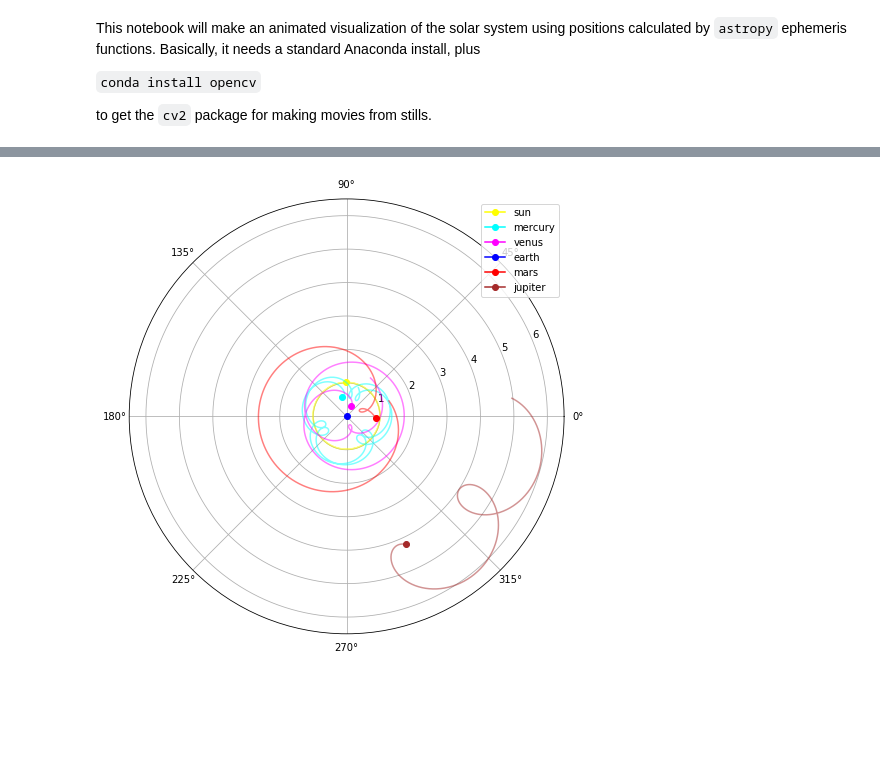
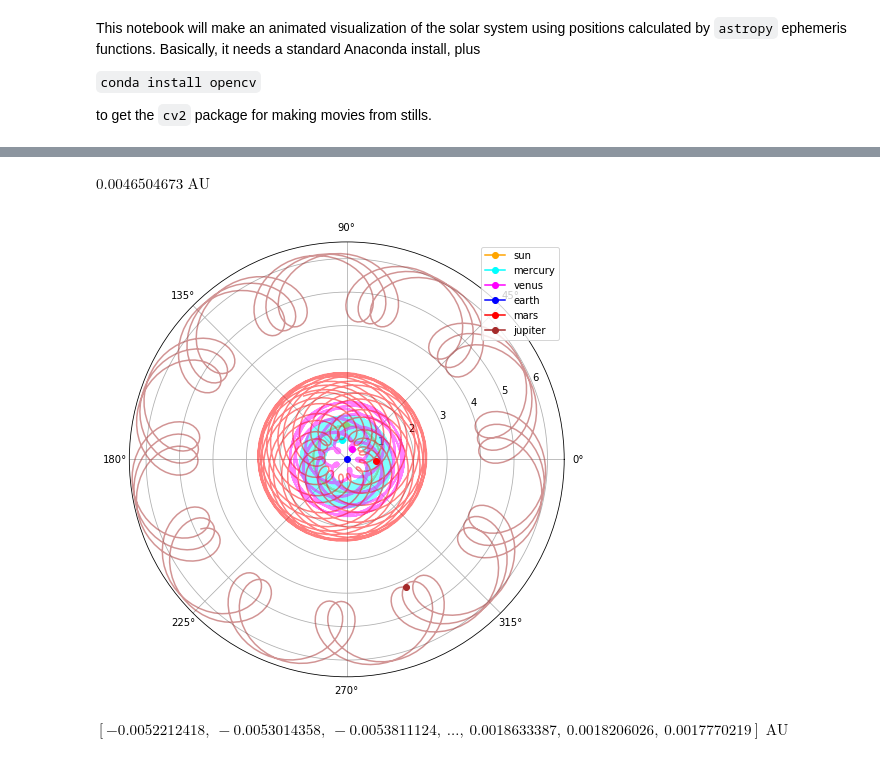
Before and after one commit to jaguirre/ASTR250CourseMaterial, a Jupyter notebook: AModelOfPlanetaryOrbits/Orrery.ipynb, the cells around one changed output, grey strips where cells are left out. Drawn from its saved outputs; the diff is of its cells as text; code cells hidden in the pictures; blank space fills up the shorter version.

```diff
--- a/AModelOfPlanetaryOrbits/Orrery.ipynb
+++ b/AModelOfPlanetaryOrbits/Orrery.ipynb
@@ -18,15 +18,16 @@ sys.path.append('../.')
 from ja import Timer, progress_bar as ProgressBar
 # %%
 # Times
-time_interval = 11 * 365 * u.day  # 11 years
-halfyear = np.arange(182)
-oneyear = np.arange(365)
-twoyear = np.arange(365*2)
+# Total time interval, and the timestep
+time_interval = 33 * 365 * u.day  # 11 years
+dt_approx = 10*u.day
 t0 = Time('2020-06-22 12:00:00')
-dt_approx = 1*u.day
+#
 nsteps = int((time_interval/dt_approx).to(u.dimensionless_unscaled).value)
-time_steps, dt = np.linspace(0,time_interval.value,num=nsteps, retstep=True)
+time_steps, dt = np.linspace(0, time_interval.value,num=nsteps, retstep=True)
 time_steps = time_steps*u.day
 dt = dt*u.day
 times = t0 + time_steps
+# You can compare two time objects, and this allows us to extract smaller time intervals
+#test = times[times < t0 + 365*u.day]
 # %% [output]
@@ -45,7 +46,7 @@ def BodyPolarCoords(body, times):
             'ephem':body_ephem}
 # %%
 body_names = ['moon','sun','mercury','venus','earth','mars','jupiter']
-body_colors = ['green','yellow','cyan','magenta','blue','red','brown']
+body_colors = ['green','orange','cyan','magenta','blue','red','brown']
 # %%
 %%time
 coords = {}
@@ -81,23 +93,31 @@ coords['mars']
+# %%
+c.R_sun.to('AU')
+# %% [output]
+$0.0046504673 \; \mathrm{AU}$
 # %%
 plt.figure(figsize=(8,8))
 
 names = ['sun','mercury','venus','earth', 'mars','jupiter']
 for name in names:
 
     # Starting point
     plt.polar(coords[name]['theta_geo'].rad[0],
               coords[name]['r_geo'][0].value,
               marker='o', color=coords[name]['color'], label=name)
 
     # Track
-    plt.polar(coords[name]['theta_geo'].rad[twoyear],
-              coords[name]['r_geo'][twoyear].value,
+    plt.polar(coords[name]['theta_geo'].rad,
+              coords[name]['r_geo'].value,
               alpha=0.5,color=coords[name]['color'])
 
 
 ax=plt.gca()
 ax.set_rlim(0,6.5)
 plt.legend()
 plt.show()
 # %% [output]
-[figure, old version]
+[figure, new version]
+# %%
+coords['sun']['ephem'].barycentrictrueecliptic.cartesian.x
+# %% [output]
+$[-0.0052212418,~-0.0053014358,~-0.0053811124,~\dots,~0.0018633387,~0.0018206026,~0.0017770219] \; \mathrm{AU}$
```
Also changed, not shown: parts of 11 cells of this notebook.
